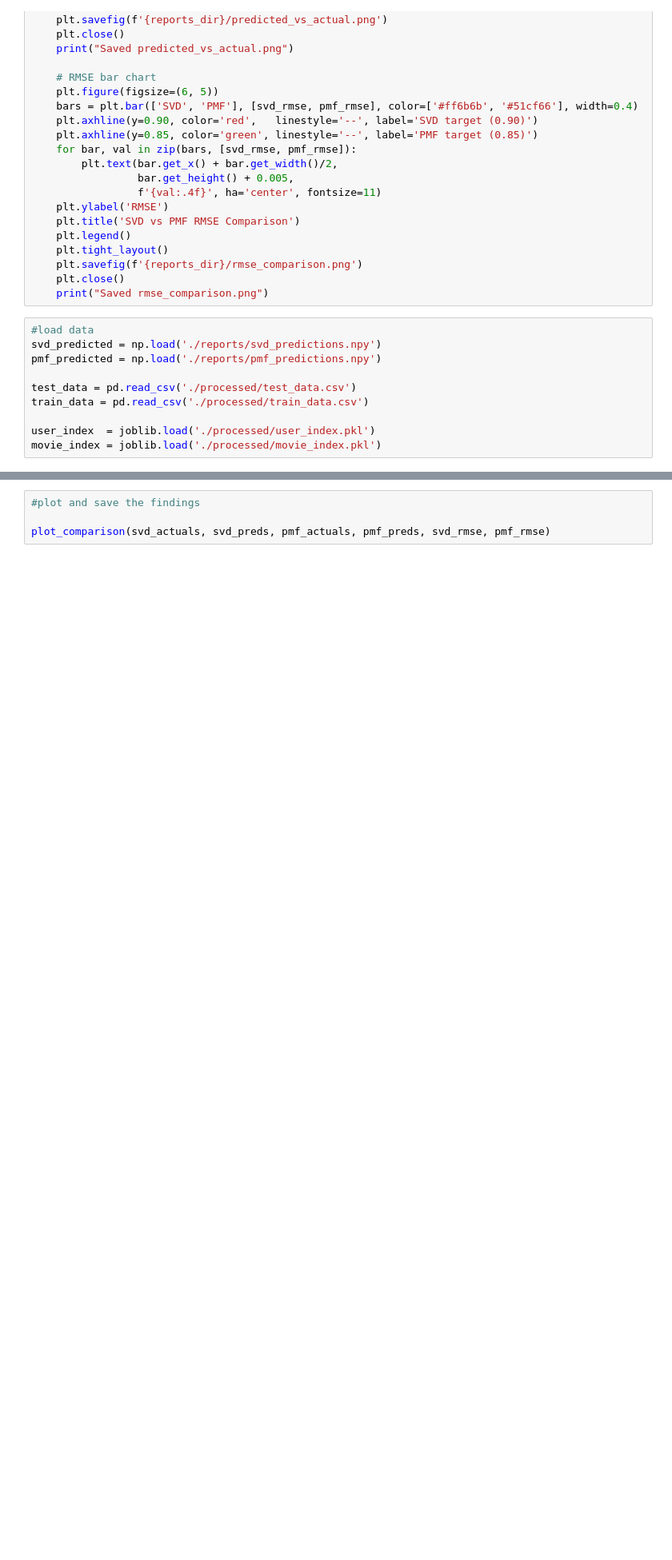
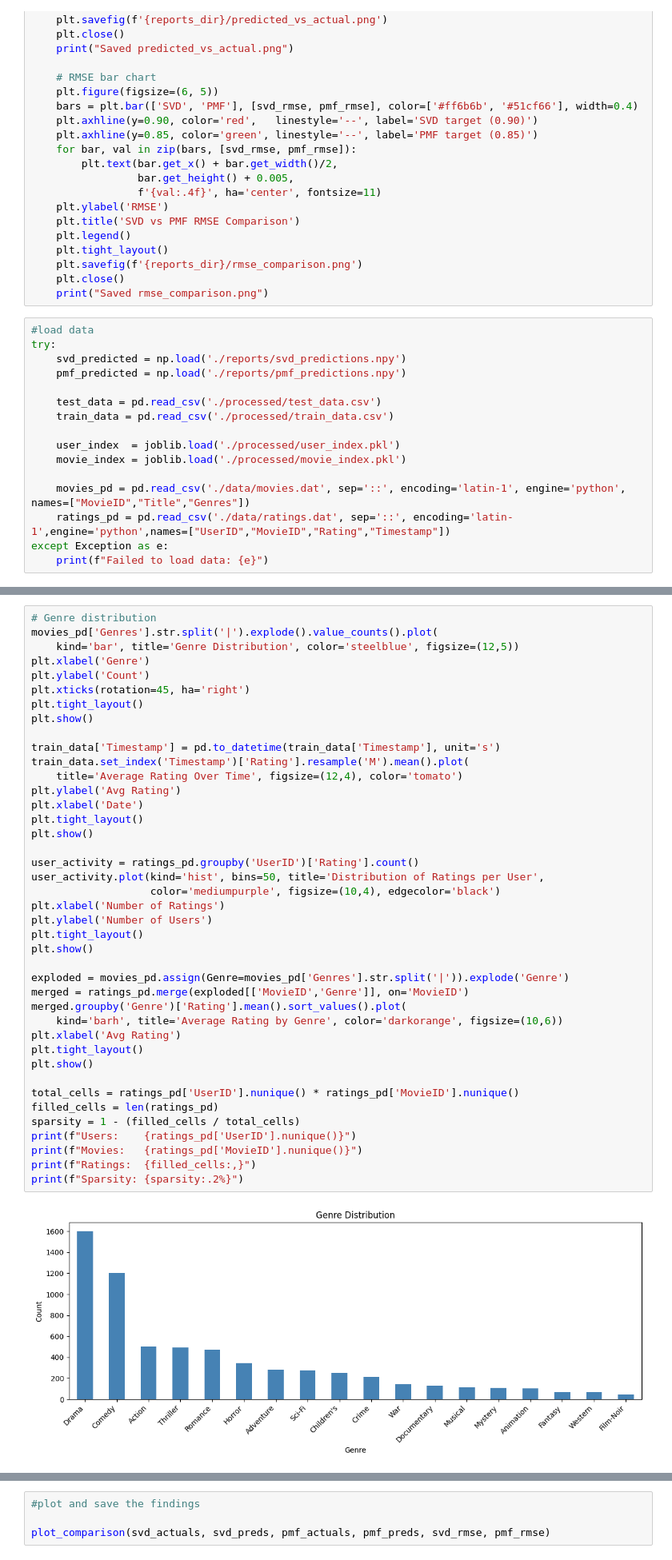
Before and after one commit to TechnoKhamis/matrix-factorization, a Jupyter notebook: Movie_Recommender_System.ipynb, the cells around one changed output, grey strips where cells are left out. Shown at 80% size. Drawn from its saved outputs; the diff is of its cells as text; blank space fills up the shorter version.

```diff
--- a/Movie_Recommender_System.ipynb
+++ b/Movie_Recommender_System.ipynb
@@ -49,11 +49,17 @@ def plot_comparison(svd_actuals, svd_preds, pmf_actuals, pmf_preds, svd_rmse, pm
     print("Saved rmse_comparison.png")
 # %%
 #load data
-svd_predicted = np.load('./reports/svd_predictions.npy')
-pmf_predicted = np.load('./reports/pmf_predictions.npy')
+try:
+    svd_predicted = np.load('./reports/svd_predictions.npy')
+    pmf_predicted = np.load('./reports/pmf_predictions.npy')
 
-test_data = pd.read_csv('./processed/test_data.csv')
-train_data = pd.read_csv('./processed/train_data.csv')
+    test_data = pd.read_csv('./processed/test_data.csv')
+    train_data = pd.read_csv('./processed/train_data.csv')
 
-user_index  = joblib.load('./processed/user_index.pkl')
-movie_index = joblib.load('./processed/movie_index.pkl')
+    user_index  = joblib.load('./processed/user_index.pkl')
+    movie_index = joblib.load('./processed/movie_index.pkl')
+
+    movies_pd = pd.read_csv('./data/movies.dat', sep='::', encoding='latin-1', engine='python', names=["MovieID","Title","Genres"])
+    ratings_pd = pd.read_csv('./data/ratings.dat', sep='::', encoding='latin-1',engine='python',names=["UserID","MovieID","Rating","Timestamp"])
+except Exception as e:
+    print(f"Failed to load data: {e}")
@@ -59,0 +75,43 @@ movie_index = joblib.load('./processed/movie_index.pkl')
+# %%
+# Genre distribution
+movies_pd['Genres'].str.split('|').explode().value_counts().plot(
+    kind='bar', title='Genre Distribution', color='steelblue', figsize=(12,5))
+plt.xlabel('Genre')
+plt.ylabel('Count')
+plt.xticks(rotation=45, ha='right')
+plt.tight_layout()
+plt.show()
+
+train_data['Timestamp'] = pd.to_datetime(train_data['Timestamp'], unit='s')
+train_data.set_index('Timestamp')['Rating'].resample('M').mean().plot(
+    title='Average Rating Over Time', figsize=(12,4), color='tomato')
+plt.ylabel('Avg Rating')
+plt.xlabel('Date')
+plt.tight_layout()
+plt.show()
+
+user_activity = ratings_pd.groupby('UserID')['Rating'].count()
+user_activity.plot(kind='hist', bins=50, title='Distribution of Ratings per User',
+                   color='mediumpurple', figsize=(10,4), edgecolor='black')
+plt.xlabel('Number of Ratings')
+plt.ylabel('Number of Users')
+plt.tight_layout()
+plt.show()
+
+exploded = movies_pd.assign(Genre=movies_pd['Genres'].str.split('|')).explode('Genre')
+merged = ratings_pd.merge(exploded[['MovieID','Genre']], on='MovieID')
+merged.groupby('Genre')['Rating'].mean().sort_values().plot(
+    kind='barh', title='Average Rating by Genre', color='darkorange', figsize=(10,6))
+plt.xlabel('Avg Rating')
+plt.tight_layout()
+plt.show()
+
+total_cells = ratings_pd['UserID'].nunique() * ratings_pd['MovieID'].nunique()
+filled_cells = len(ratings_pd)
+sparsity = 1 - (filled_cells / total_cells)
+print(f"Users:    {ratings_pd['UserID'].nunique()}")
+print(f"Movies:   {ratings_pd['MovieID'].nunique()}")
+print(f"Ratings:  {filled_cells:,}")
+print(f"Sparsity: {sparsity:.2%}")
+# %% [output]
+[figure, added]
```
Also changed, not shown: parts of 2 cells of this notebook, 1 other file.
